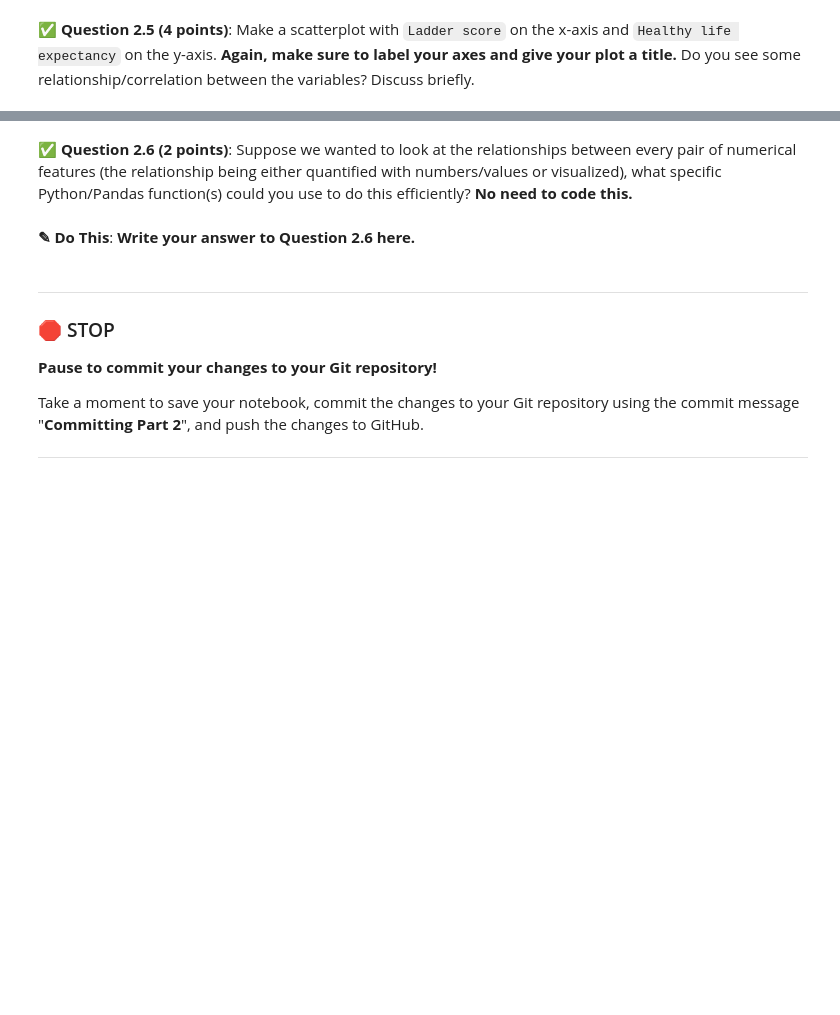
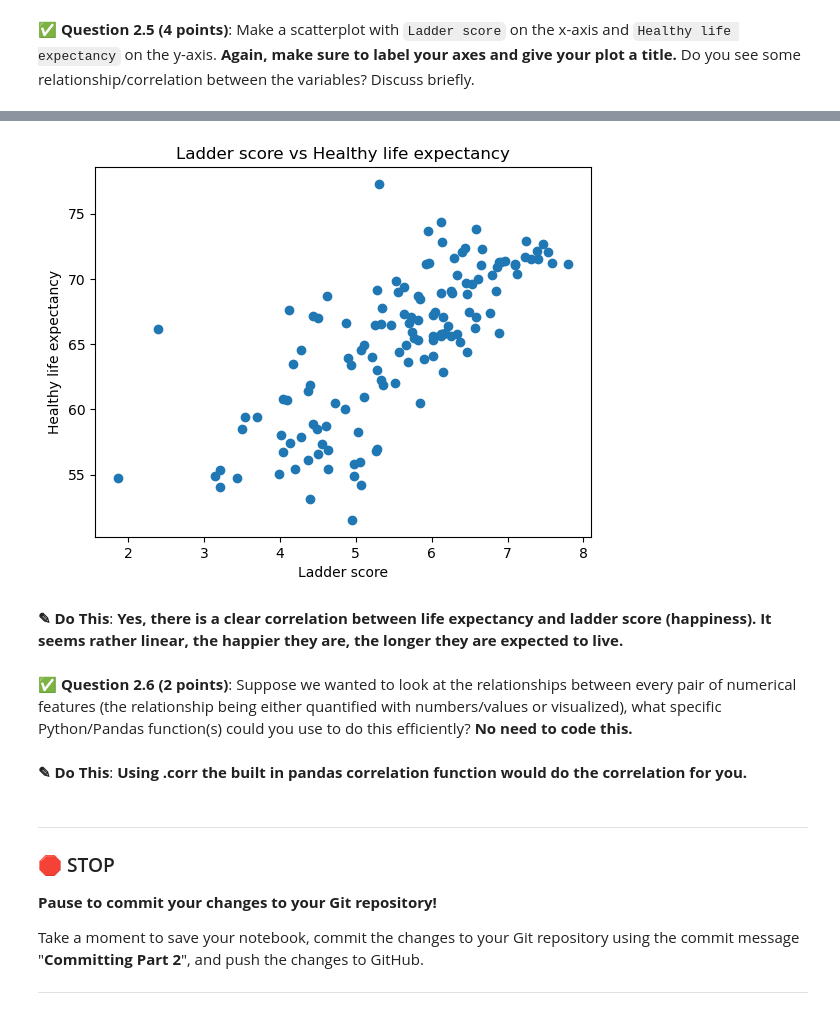
Before and after one commit to johnwano/CMSE202-f23-turnin, a Jupyter notebook: Midterm/CMSE202-Midterm-Section003-STUDENT.ipynb, the cells around one changed output, grey strips where cells are left out. Drawn from its saved outputs; the diff is of its cells as text; code cells hidden in the pictures; blank space fills up the shorter version.

```diff
--- a/Midterm/CMSE202-Midterm-Section003-STUDENT.ipynb
+++ b/Midterm/CMSE202-Midterm-Section003-STUDENT.ipynb
@@ -111,7 +220,21 @@ The file is also on D2L.
+# %%
+# Put your code for Question 2.5 here
+x = data["Ladder score"]
+y = data["Healthy life expectancy"]
+
+plt.scatter(x, y)
+plt.xlabel("Ladder score")
+plt.ylabel("Healthy life expectancy")
+plt.title("Ladder score vs Healthy life expectancy")
+plt.show()
+# %% [output]
+[figure, added]
+# %% [markdown]
+**<font size=+3>&#9998;</font> Do This**: **Yes, there is a clear correlation between life expectancy and ladder score (happiness). It seems rather linear, the happier they are, the longer they are expected to live.**
 # %% [markdown]
 &#9989; **Question 2.6 (2 points)**: Suppose we wanted to look at the relationships between every pair of numerical features (the relationship being either quantified with numbers/values or visualized), what specific Python/Pandas function(s) could you use to do this efficiently? **No need to code this.**
-# %% [markdown]
-**<font size=+3>&#9998;</font> Do This**: **Write your answer to Question 2.6 here.**
+# %% [markdown]
+**<font size=+3>&#9998;</font> Do This**: **Using .corr the built in pandas correlation function would do the correlation for you.**
 # %% [markdown]
 ---
 ### &#128721; STOP
```
Also changed, not shown: parts of 13 cells of this notebook.
